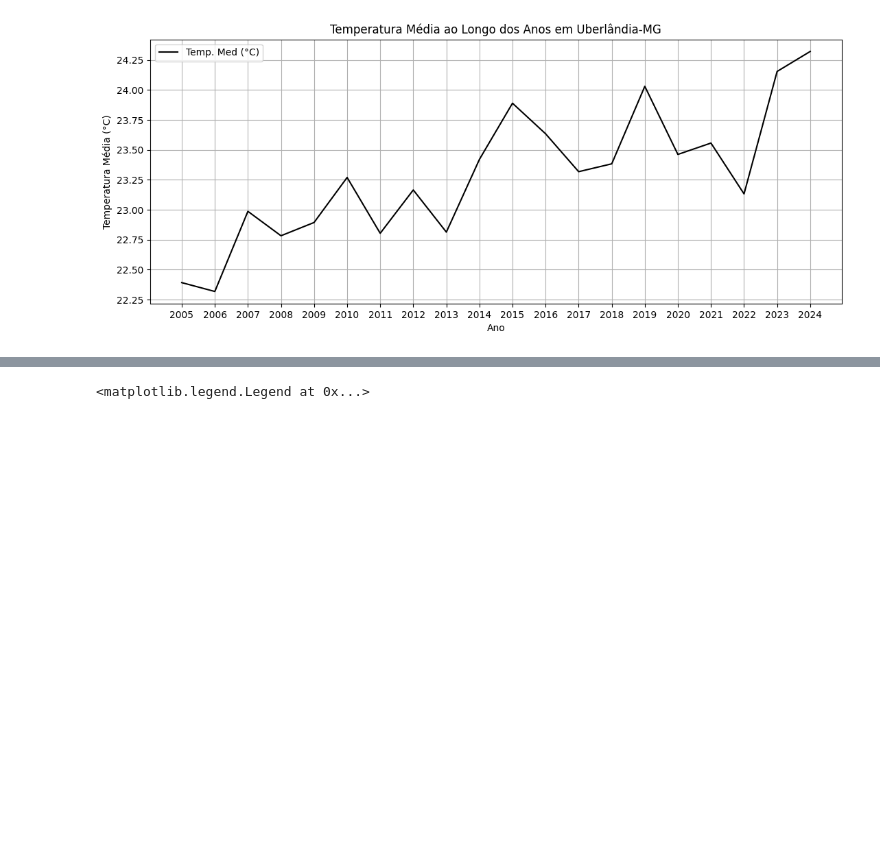
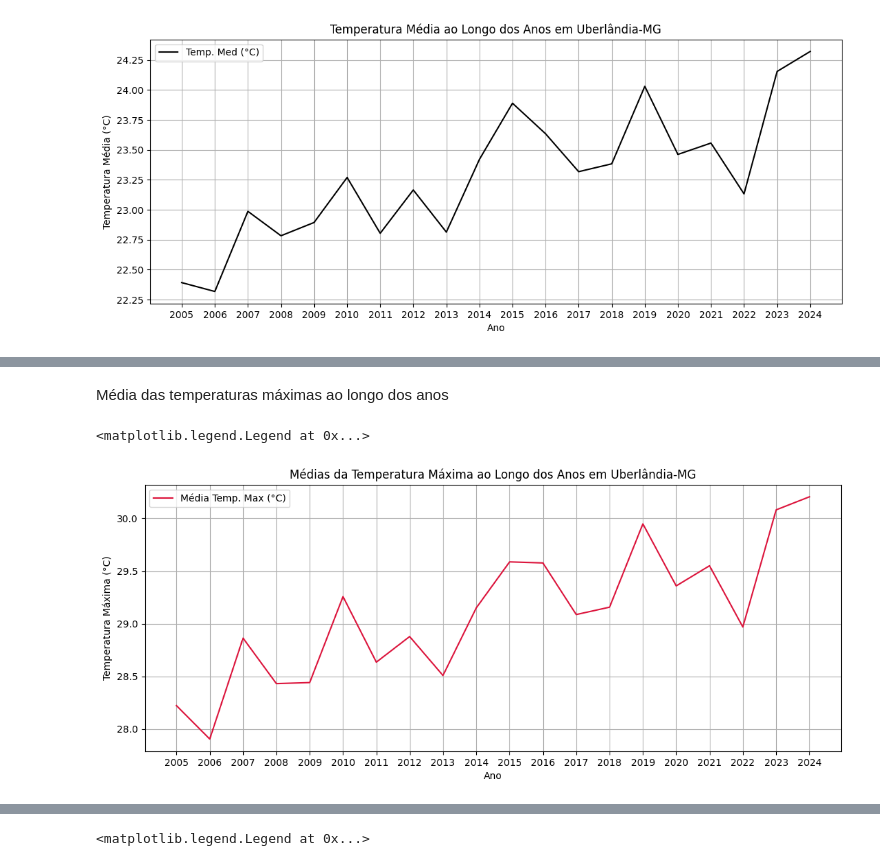
Before and after one commit to paula-belr/series-temporais-temperatura, a Jupyter notebook: atividade_extensionista_II.ipynb, the cells around one changed output, grey strips where cells are left out. Drawn from its saved outputs; the diff is of its cells as text; code cells hidden in the pictures; blank space fills up the shorter version.

Commit message:
feat: adicionando gráficos do comportamento das temperaturas máxima e mínima ao longo dos anos

```diff
--- a/atividade_extensionista_II.ipynb
+++ b/atividade_extensionista_II.ipynb
@@ -556,0 +561,34 @@ ax.legend()
+# %% [markdown]
+Média das temperaturas máximas ao longo dos anos
+# %%
+# Separando as colunas de interesse
+cols = ['Data da Medição', 'Temp. Max (°C)']
+n_cols = ['Temp. Max (°C)']
+
+# Criando uma cópia do Dataframe
+df_temp_max = df_auto_inter[cols].copy()
+
+# Agrupando pelo ano e agregando os valores máximos e mínimos
+df_temp_max = df_temp_max.groupby(df_temp_max['Data da Medição'].dt.year).agg(['mean'])
+
+# Gráfico da tendência da temperatura média ao longo dos anos
+
+fig, ax = plt.subplots()
+
+fig.set_size_inches(13, 5)
+
+ax.set_title('Médias da Temperatura Máxima ao Longo dos Anos em Uberlândia-MG')
+ax.set_xlabel('Ano')
+ax.set_ylabel('Temperatura Máxima (°C)')
+ax.set_xticks(df_temp_max.index)
+ax.grid()
+
+ax.plot(df_temp_max.index,
+        df_temp_max['Temp. Max (°C)']['mean'],
+        label = 'Média Temp. Max (°C)',
+        c = 'crimson',
+        lw = 1.5)
+ax.legend()
+# %% [output]
+<matplotlib.legend.Legend at 0x...>
+[figure, added]
```
Also changed, not shown: parts of 4 cells of this notebook.
